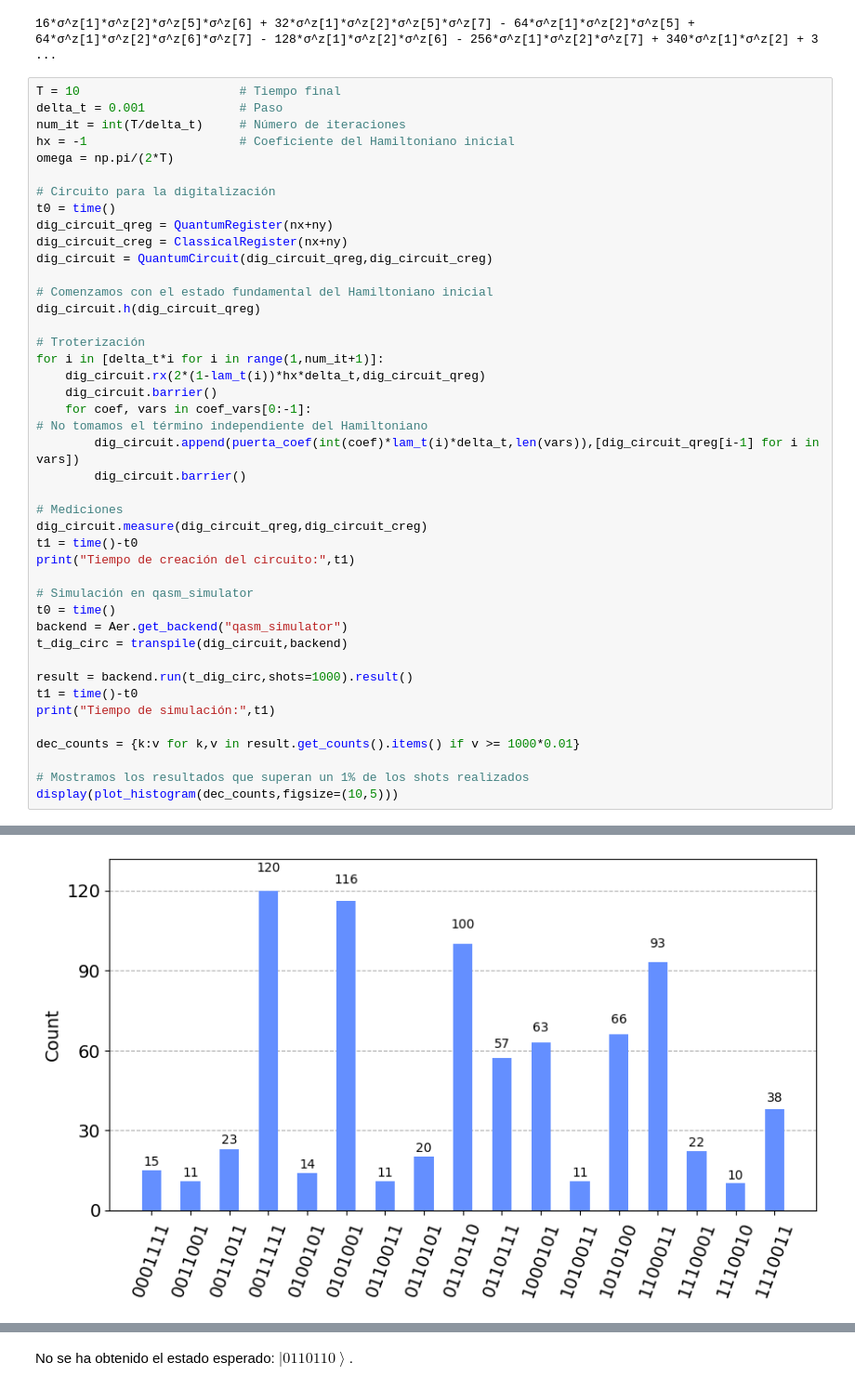
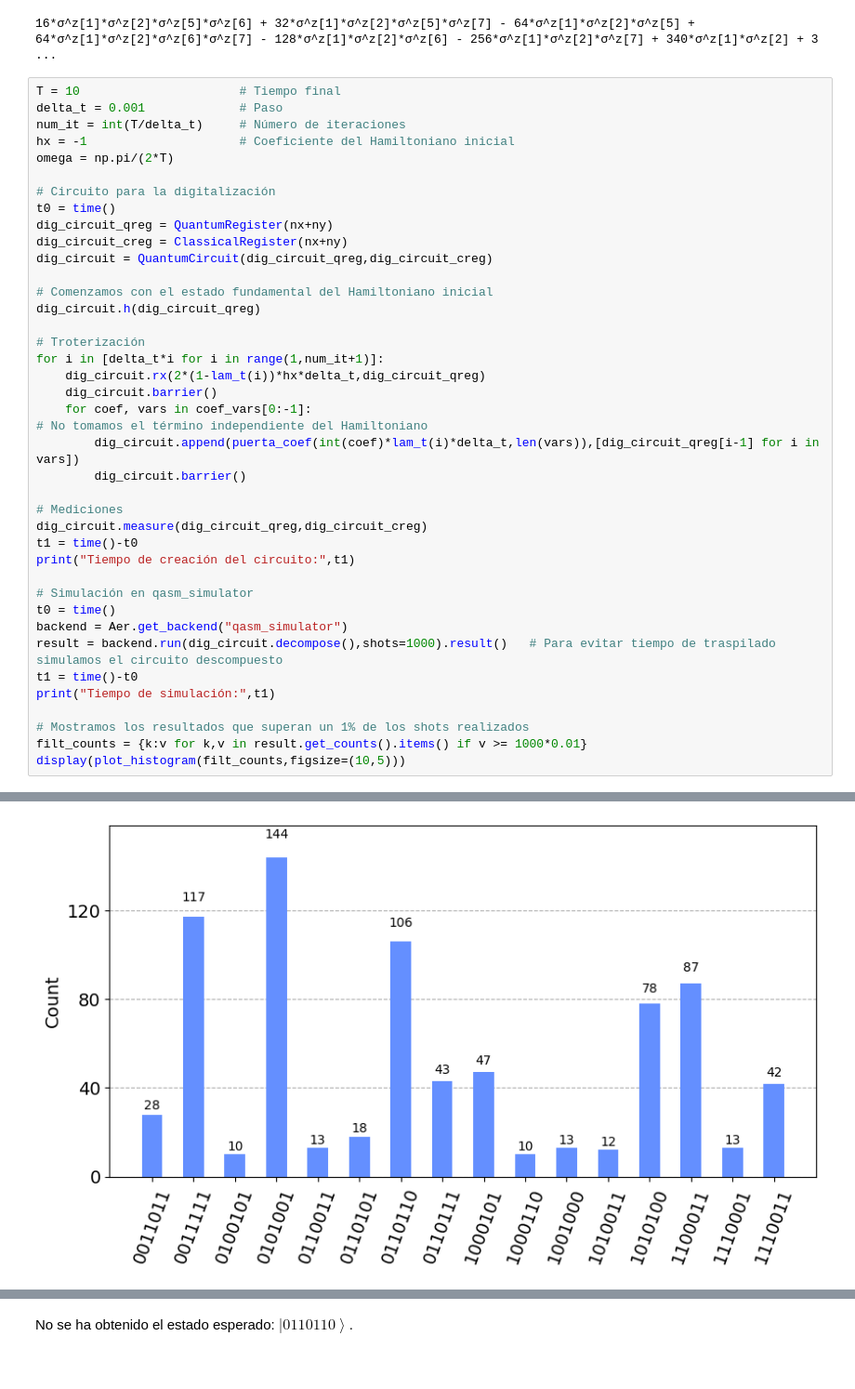
Before and after one commit to Mariomc10/C-digos_TFM, a Jupyter notebook: Shor_Adiabatico.ipynb, the cells around one changed output, grey strips where cells are left out. Shown: that part at 93% size. Cells and saved outputs as stored; diff of their text form.

```diff
--- a/Shor_Adiabatico.ipynb
+++ b/Shor_Adiabatico.ipynb
@@ -392,14 +402,11 @@ print("Tiempo de creación del circuito:",t1)
 # Simulación en qasm_simulator
 t0 = time()
 backend = Aer.get_backend("qasm_simulator")
-t_dig_circ = transpile(dig_circuit,backend)
-
-result = backend.run(t_dig_circ,shots=1000).result()
+result = backend.run(dig_circuit.decompose(),shots=1000).result()   # Para evitar tiempo de traspilado simulamos el circuito descompuesto
 t1 = time()-t0
 print("Tiempo de simulación:",t1)
 
-dec_counts = {k:v for k,v in result.get_counts().items() if v >= 1000*0.01}
-
 # Mostramos los resultados que superan un 1% de los shots realizados
-display(plot_histogram(dec_counts,figsize=(10,5)))
+filt_counts = {k:v for k,v in result.get_counts().items() if v >= 1000*0.01}
+display(plot_histogram(filt_counts,figsize=(10,5)))
 # %% [output]
@@ -408,2 +415,2 @@ Tiempo de simulación: 380.18097853660583
-[figure, old version]
+[figure, new version]
 # %%
```
Also changed, not shown: parts of 15 cells of this notebook.
